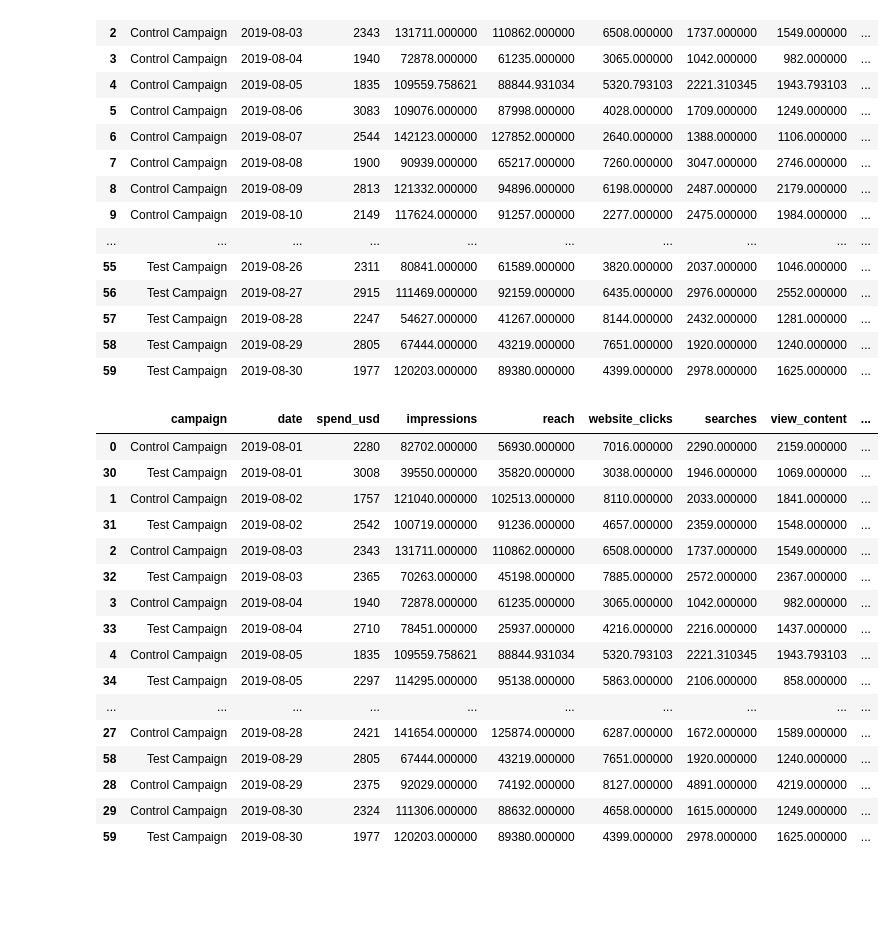
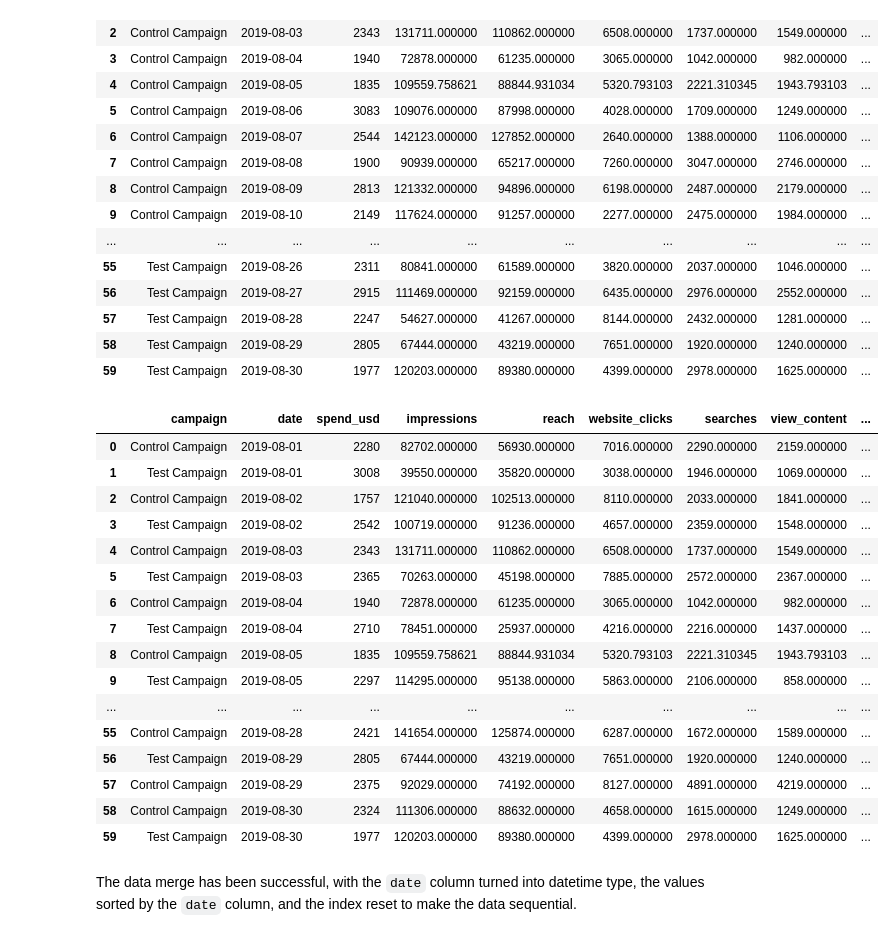
Before and after one commit to Rafsan7238/Data-Analysis_Data-Science_Projects, a Jupyter notebook: Python Projects/Website Landing Page A:B Testing/E-Commerce Website A:B Testing.ipynb, the cells around one changed output. Drawn from its saved outputs; the diff is of its cells as text; code cells hidden in the pictures; blank space fills up the shorter version.

Commit message:
Resetted dataset index

```diff
--- a/Python Projects/Website Landing Page A:B Testing/E-Commerce Website A:B Testing.ipynb
+++ b/Python Projects/Website Landing Page A:B Testing/E-Commerce Website A:B Testing.ipynb
@@ -279,22 +279,29 @@ merged_data
 | 59 | Test Campaign | 2019-08-30 | 1977 | 120203.000000 | 89380.000000 | 4399.000000 | 2978.000000 | 1625.000000 | ... |
 # %%
 # sort by date
-merged_data.sort_values(by = ['date'])
+merged_data = merged_data.sort_values(by = ['date'])
-# %% [output]
-|  | campaign | date | spend_usd | impressions | reach | website_clicks | searches | view_content | ... |
-| 0 | Control Campaign | 2019-08-01 | 2280 | 82702.000000 | 56930.000000 | 7016.000000 | 2290.000000 | 2159.000000 | ... |
-| 30 | Test Campaign | 2019-08-01 | 3008 | 39550.000000 | 35820.000000 | 3038.000000 | 1946.000000 | 1069.000000 | ... |
-| 1 | Control Campaign | 2019-08-02 | 1757 | 121040.000000 | 102513.000000 | 8110.000000 | 2033.000000 | 1841.000000 | ... |
-| 31 | Test Campaign | 2019-08-02 | 2542 | 100719.000000 | 91236.000000 | 4657.000000 | 2359.000000 | 1548.000000 | ... |
-| 2 | Control Campaign | 2019-08-03 | 2343 | 131711.000000 | 110862.000000 | 6508.000000 | 1737.000000 | 1549.000000 | ... |
-| 32 | Test Campaign | 2019-08-03 | 2365 | 70263.000000 | 45198.000000 | 7885.000000 | 2572.000000 | 2367.000000 | ... |
-| 3 | Control Campaign | 2019-08-04 | 1940 | 72878.000000 | 61235.000000 | 3065.000000 | 1042.000000 | 982.000000 | ... |
-| 33 | Test Campaign | 2019-08-04 | 2710 | 78451.000000 | 25937.000000 | 4216.000000 | 2216.000000 | 1437.000000 | ... |
-| 4 | Control Campaign | 2019-08-05 | 1835 | 109559.758621 | 88844.931034 | 5320.793103 | 2221.310345 | 1943.793103 | ... |
-| 34 | Test Campaign | 2019-08-05 | 2297 | 114295.000000 | 95138.000000 | 5863.000000 | 2106.000000 | 858.000000 | ... |
-| ... | ... | ... | ... | ... | ... | ... | ... | ... | ... |
-| 27 | Control Campaign | 2019-08-28 | 2421 | 141654.000000 | 125874.000000 | 6287.000000 | 1672.000000 | 1589.000000 | ... |
-| 58 | Test Campaign | 2019-08-29 | 2805 | 67444.000000 | 43219.000000 | 7651.000000 | 1920.000000 | 1240.000000 | ... |
-| 28 | Control Campaign | 2019-08-29 | 2375 | 92029.000000 | 74192.000000 | 8127.000000 | 4891.000000 | 4219.000000 | ... |
-| 29 | Control Campaign | 2019-08-30 | 2324 | 111306.000000 | 88632.000000 | 4658.000000 | 1615.000000 | 1249.000000 | ... |
-| 59 | Test Campaign | 2019-08-30 | 1977 | 120203.000000 | 89380.000000 | 4399.000000 | 2978.000000 | 1625.000000 | ... |
+# %%
+# reset index
+merged_data = merged_data.reset_index(drop = True)
+# %%
+merged_data
+# %% [output]
+|  | campaign | date | spend_usd | impressions | reach | website_clicks | searches | view_content | ... |
+| 0 | Control Campaign | 2019-08-01 | 2280 | 82702.000000 | 56930.000000 | 7016.000000 | 2290.000000 | 2159.000000 | ... |
+| 1 | Test Campaign | 2019-08-01 | 3008 | 39550.000000 | 35820.000000 | 3038.000000 | 1946.000000 | 1069.000000 | ... |
+| 2 | Control Campaign | 2019-08-02 | 1757 | 121040.000000 | 102513.000000 | 8110.000000 | 2033.000000 | 1841.000000 | ... |
+| 3 | Test Campaign | 2019-08-02 | 2542 | 100719.000000 | 91236.000000 | 4657.000000 | 2359.000000 | 1548.000000 | ... |
+| 4 | Control Campaign | 2019-08-03 | 2343 | 131711.000000 | 110862.000000 | 6508.000000 | 1737.000000 | 1549.000000 | ... |
+| 5 | Test Campaign | 2019-08-03 | 2365 | 70263.000000 | 45198.000000 | 7885.000000 | 2572.000000 | 2367.000000 | ... |
+| 6 | Control Campaign | 2019-08-04 | 1940 | 72878.000000 | 61235.000000 | 3065.000000 | 1042.000000 | 982.000000 | ... |
+| 7 | Test Campaign | 2019-08-04 | 2710 | 78451.000000 | 25937.000000 | 4216.000000 | 2216.000000 | 1437.000000 | ... |
+| 8 | Control Campaign | 2019-08-05 | 1835 | 109559.758621 | 88844.931034 | 5320.793103 | 2221.310345 | 1943.793103 | ... |
+| 9 | Test Campaign | 2019-08-05 | 2297 | 114295.000000 | 95138.000000 | 5863.000000 | 2106.000000 | 858.000000 | ... |
+| ... | ... | ... | ... | ... | ... | ... | ... | ... | ... |
+| 55 | Control Campaign | 2019-08-28 | 2421 | 141654.000000 | 125874.000000 | 6287.000000 | 1672.000000 | 1589.000000 | ... |
+| 56 | Test Campaign | 2019-08-29 | 2805 | 67444.000000 | 43219.000000 | 7651.000000 | 1920.000000 | 1240.000000 | ... |
+| 57 | Control Campaign | 2019-08-29 | 2375 | 92029.000000 | 74192.000000 | 8127.000000 | 4891.000000 | 4219.000000 | ... |
+| 58 | Control Campaign | 2019-08-30 | 2324 | 111306.000000 | 88632.000000 | 4658.000000 | 1615.000000 | 1249.000000 | ... |
+| 59 | Test Campaign | 2019-08-30 | 1977 | 120203.000000 | 89380.000000 | 4399.000000 | 2978.000000 | 1625.000000 | ... |
+# %% [markdown]
+The data merge has been successful, with the `date` column turned into datetime type, the values sorted by the `date` column, and the index reset to make the data sequential.
```
